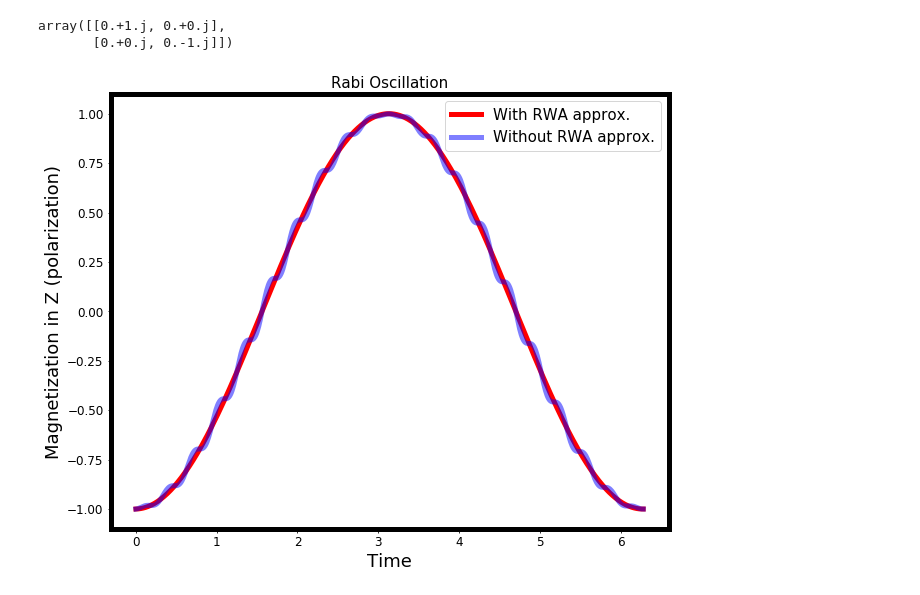
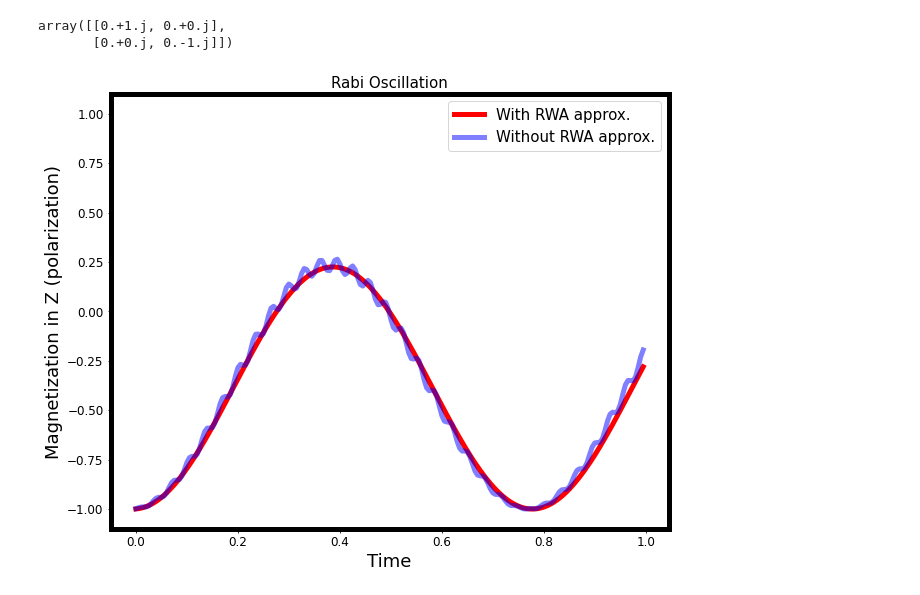
Before and after one commit to sraeisi/QuantumOptics, a Jupyter notebook: Rabi_Oscillation&RWA.ipynb, the cells around one changed output. Cells and saved outputs as stored; diff of their text form; code cells hidden in the pictures.

```diff
--- a/Rabi_Oscillation&RWA.ipynb
+++ b/Rabi_Oscillation&RWA.ipynb
@@ -39,49 +39,52 @@ R_z(np.pi)
 array([[0.+1.j, 0.+0.j],
        [0.+0.j, 0.-1.j]])
 # %%
-Delta = 10
-Rabi_omg = 1
-Drive_omg = 10
+Delta = 100  #Hz
+Drive_omg = 95  #Hz
+Rabi_omg = 1*2*np.pi  #Rad/sec
 
-dt=.01
-t_f = 2*np.pi/Rabi_omg
+dt=.005
+n_osc=1
+t_f = n_osc *2*np.pi/Rabi_omg
 time_list = np.arange(0,t_f, dt)
 
 in_state = np.array([0,1])
 
 def rf_hamiltonian(t, delta = Delta, g = Rabi_omg, omg = Drive_omg):
-  return  g/2* (  np.dot(np.dot( R_z( (delta-omg)*t ), sig_x), R_z( -(delta-omg)*t ))  +  np.dot(np.dot( R_z( (delta+omg)*t ), sig_x), R_z( -(delta+omg)*t )))
+  # return  g/2* (  np.dot(np.dot( R_z( (delta-omg)*t ), sig_x), R_z( -(delta-omg)*t ))  +  np.dot(np.dot( R_z( (delta+omg)*t ), sig_x), R_z( -(delta+omg)*t )))
+  return  g/2* (  R_z( (delta-omg)*t )@ sig_x @ R_z( -(delta-omg)*t ) +   R_z( (delta+omg)*t ) @ sig_x @ R_z( -(delta+omg)*t ) )
 
 def rfa_hamiltonian(t, delta = Delta, g = Rabi_omg, omg = Drive_omg):
-  return  g/2* (  np.dot(np.dot( R_z( (delta-omg)*t ), sig_x), R_z( -(delta-omg)*t )) )
+  return   g/2* (  R_z( (delta-omg)*t )@ sig_x @ R_z( -(delta-omg)*t ) )
 
 def evolve(state, h):
   u = np.array([[1,0],[0,1]])
   state_list = [state]
   for t in time_list:
     U = expm(1.j*dt*h(t) )
     state = np.dot(U, state)
     state_list += [state]
 
   return state_list
 
 def polarization(state):
   return np.abs(state[0])**2 - np.abs(state[1])**2
 
 
 rf_s_list = evolve(in_state, rf_hamiltonian)
 rf_pol_list = [polarization(s) for s in rf_s_list]
 
 rfa_s_list = evolve(in_state, rfa_hamiltonian)
 rfa_pol_list = [polarization(s) for s in rfa_s_list]
 
 
 fig = plt.figure(  figsize=(10,8)  )
 ax = fig.add_subplot(xlabel = 'Time', ylabel = 'Magnetization in Z (polarization)', title = 'Rabi Oscillation' )
 
 ax.plot(time_list[::], rfa_pol_list[1::], label='With RWA approx.', c = 'r')
 ax.plot(time_list[::], rf_pol_list[1::], label='Without RWA approx.', c = 'b', alpha = .5)
 plt.legend(loc=1)
+plt.ylim(-1.1,1.1)
 plt.show()
 # %% [output]
-[figure, old version]
+[figure, new version]
```
Also changed, not shown: parts of 1 cell of this notebook.
